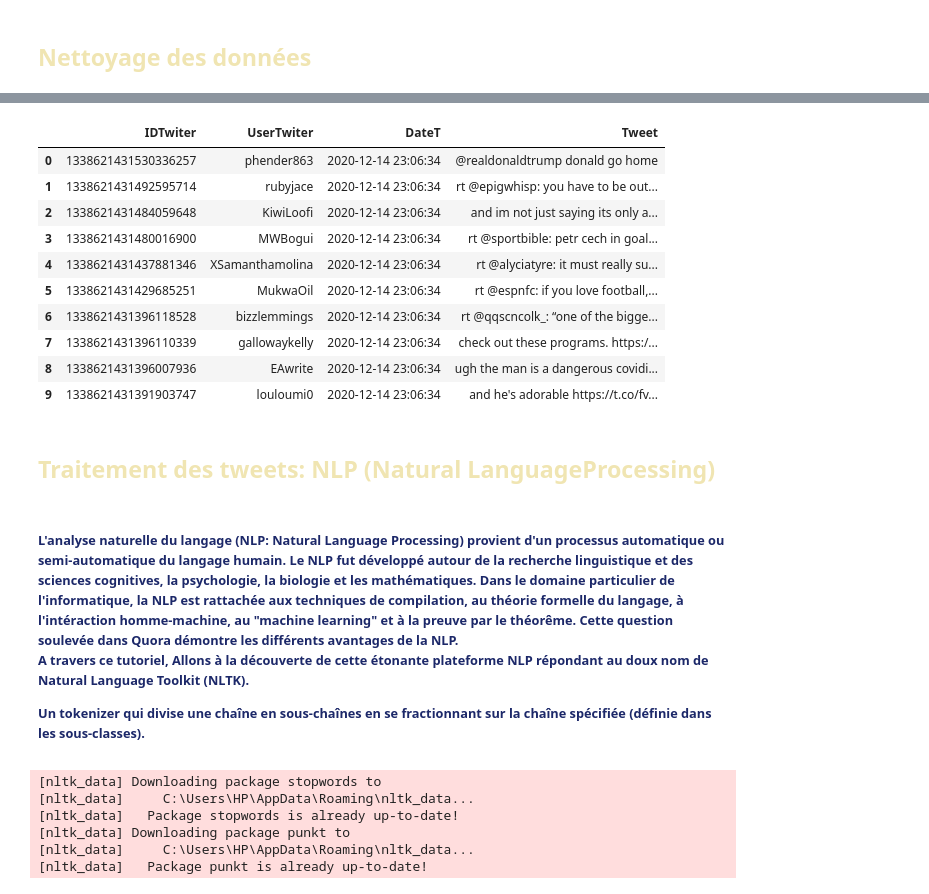
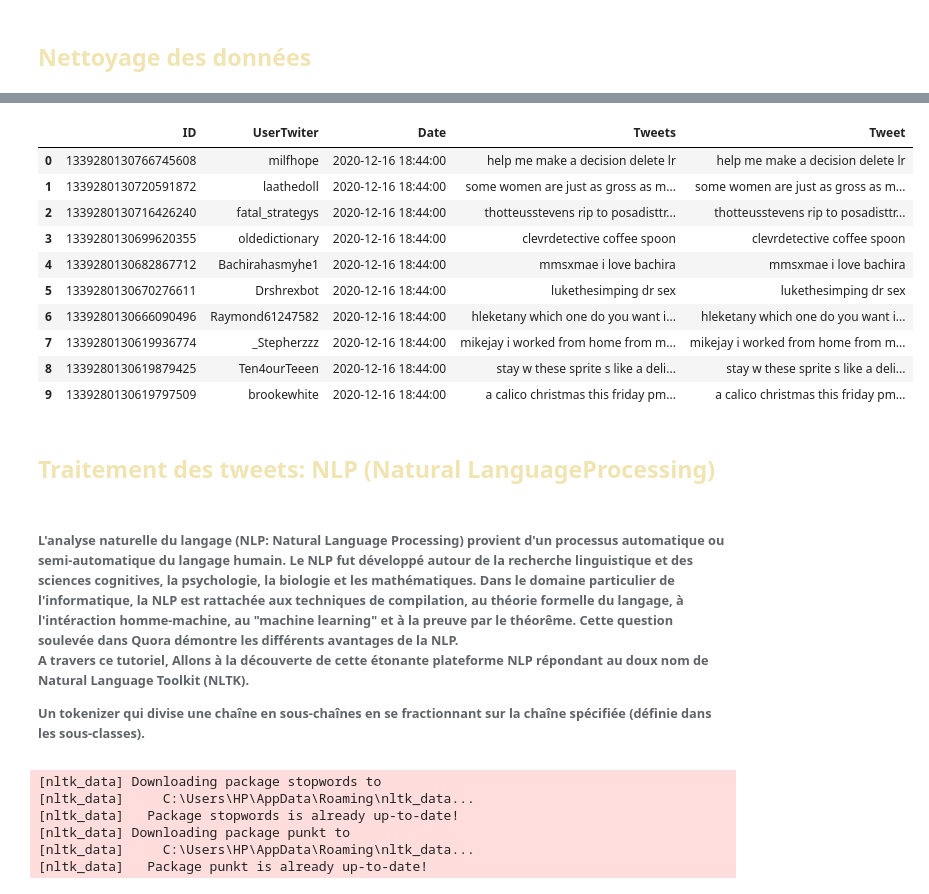
Before and after one commit to inesdai/Projet_twiter, a Jupyter notebook: Classification des Tweets.ipynb, the cells around one changed output, grey strips where cells are left out. Cells and saved outputs as stored; diff of their text form; code cells hidden in the pictures.

```diff
--- a/Classification des Tweets.ipynb
+++ b/Classification des Tweets.ipynb
@@ -211,3 +177,32 @@ def cleanText(text):
     text = re.sub('RT[\s]+', '', text) # Removes "RT"
     text = re.sub('rt[\s]+', '', text) # Removes "RT"
     text = re.sub('[0-9]+', '', text)
+    text = ''.join(text.strip()) # Enlever les espaces
+    return text
+# %%
+# "cleans" the text by removing hyperlinks, hashtags, mentions, and retweets
+# This function was suggested here: https://medium.com/better-programming/twitter-sentiment-analysis-15d8892c0082
+import string
+def cleanEmoji(text):
+    emoji_pattern = re.compile("["
+                               u"\U0001F600-\U0001F64F"  # emoticons
+                               u"\U0001F300-\U0001F5FF"  # symbols & pictographs
+                               u"\U0001F680-\U0001F6FF"  # transport & map symbols
+                               u"\U0001F1E0-\U0001F1FF"  # flags (iOS)
+                               u"\U00002500-\U00002BEF"  # chinese char
+                               u"\U00002702-\U000027B0"
+                               u"\U00002702-\U000027B0"
+                               u"\U000024C2-\U0001F251"
+                               u"\U0001f926-\U0001f937"
+                               u"\U00010000-\U0010ffff"
+                               u"\u2640-\u2642"
+                               u"\u2600-\u2B55"
+                               u"\u200d"
+                               u"\u23cf"
+                               u"\u23e9"
+                               u"\u231a"
+                               u"\ufe0f"  # dingbats
+                               u"\u3030"
+                               "]+", flags=re.UNICODE)
+    text = re.sub(emoji_pattern, '', text)
+    return text
@@ -213,0 +211,4 @@ def cleanText(text):
+# %%
+ines["Tweets"] = ines["Tweets"].apply(cleanText)
+ines["Tweets"] = ines["Tweets"].apply(cleanEmoji)
+ines.head(10)
@@ -214,22 +227,22 @@ def cleanText(text):
 # %%
-ines['Tweet']=ines['Tweet'].str.lower()
+ines['Tweet']=ines['Tweets'].str.lower()
 ines.head(10)
 # %% [output]
-|  | IDTwiter | UserTwiter | DateT | Tweet |
-| 0 | 1338621431530336257 | phender863 | 2020-12-14 23:06:34 | @realdonaldtrump donald go home |
-| 1 | 1338621431492595714 | rubyjace | 2020-12-14 23:06:34 | rt @epigwhisp: you have to be out... |
-| 2 | 1338621431484059648 | KiwiLoofi | 2020-12-14 23:06:34 | and im not just saying its only a... |
-| 3 | 1338621431480016900 | MWBogui | 2020-12-14 23:06:34 | rt @sportbible: petr cech in goal... |
-| 4 | 1338621431437881346 | XSamanthamolina | 2020-12-14 23:06:34 | rt @alyciatyre: it must really su... |
-| 5 | 1338621431429685251 | MukwaOil | 2020-12-14 23:06:34 | rt @espnfc: if you love football,... |
-| 6 | 1338621431396118528 | bizzlemmings | 2020-12-14 23:06:34 | rt @qqscncolk_: “one of the bigge... |
-| 7 | 1338621431396110339 | gallowaykelly | 2020-12-14 23:06:34 | check out these programs. https:/... |
-| 8 | 1338621431396007936 | EAwrite | 2020-12-14 23:06:34 | ugh the man is a dangerous covidi... |
-| 9 | 1338621431391903747 | louloumi0 | 2020-12-14 23:06:34 | and he's adorable https://t.co/fv... |
+|  | ID | UserTwiter | Date | Tweets | Tweet |
+| 0 | 1339280130766745608 | milfhope | 2020-12-16 18:44:00 | help me make a decision delete lr | help me make a decision delete lr |
+| 1 | 1339280130720591872 | laathedoll | 2020-12-16 18:44:00 | some women are just as gross as m... | some women are just as gross as m... |
+| 2 | 1339280130716426240 | fatal_strategys | 2020-12-16 18:44:00 | thotteusstevens rip to posadisttr... | thotteusstevens rip to posadisttr... |
+| 3 | 1339280130699620355 | oldedictionary | 2020-12-16 18:44:00 | clevrdetective coffee spoon | clevrdetective coffee spoon |
+| 4 | 1339280130682867712 | Bachirahasmyhe1 | 2020-12-16 18:44:00 | mmsxmae i love bachira | mmsxmae i love bachira |
+| 5 | 1339280130670276611 | Drshrexbot | 2020-12-16 18:44:00 | lukethesimping dr sex | lukethesimping dr sex |
+| 6 | 1339280130666090496 | Raymond61247582 | 2020-12-16 18:44:00 | hleketany which one do you want i... | hleketany which one do you want i... |
+| 7 | 1339280130619936774 | _Stepherzzz | 2020-12-16 18:44:00 | mikejay i worked from home from m... | mikejay i worked from home from m... |
+| 8 | 1339280130619879425 | Ten4ourTeeen | 2020-12-16 18:44:00 | stay w these sprite s like a deli... | stay w these sprite s like a deli... |
+| 9 | 1339280130619797509 | brookewhite | 2020-12-16 18:44:00 | a calico christmas this friday pm... | a calico christmas this friday pm... |
 # %% [markdown]
 <h2 style = "color:#f0e5b2;">Traitement des tweets: NLP (Natural LanguageProcessing)</h2>
 # %% [markdown]
-<h6 style = "color:#1c2869;">L'analyse naturelle du langage (NLP: Natural Language Processing) provient d'un processus automatique ou semi-automatique du langage humain. Le NLP fut développé autour de la recherche linguistique et des sciences cognitives, la psychologie, la biologie et les mathématiques. Dans le domaine particulier de l'informatique, la NLP est rattachée aux techniques de compilation, au théorie formelle du langage, à l'intéraction homme-machine, au "machine learning" et à la preuve par le théorême. Cette question soulevée dans Quora démontre les différents avantages de la NLP.
+<h6>L'analyse naturelle du langage (NLP: Natural Language Processing) provient d'un processus automatique ou semi-automatique du langage humain. Le NLP fut développé autour de la recherche linguistique et des sciences cognitives, la psychologie, la biologie et les mathématiques. Dans le domaine particulier de l'informatique, la NLP est rattachée aux techniques de compilation, au théorie formelle du langage, à l'intéraction homme-machine, au "machine learning" et à la preuve par le théorême. Cette question soulevée dans Quora démontre les différents avantages de la NLP.
 
 A travers ce tutoriel, Allons à la découverte de cette étonante plateforme NLP répondant au doux nom de Natural Language Toolkit (NLTK).
 
```
Also changed, not shown: parts of 33 cells of this notebook.
